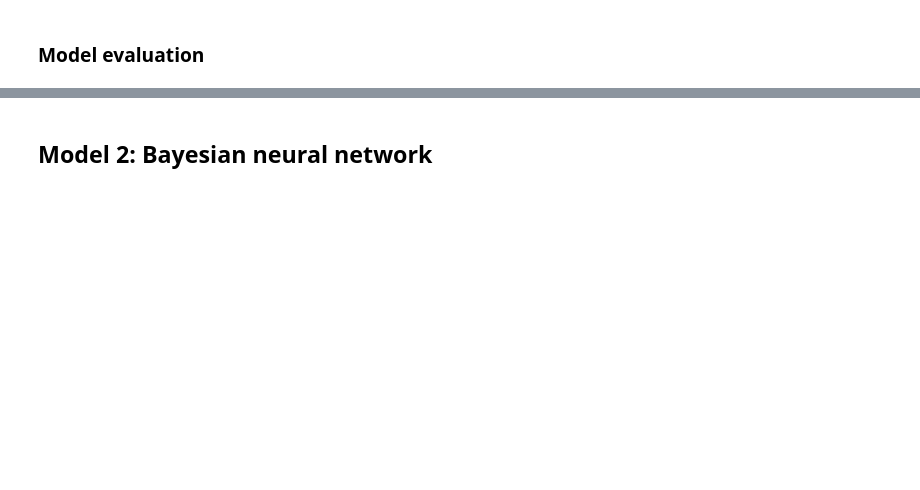
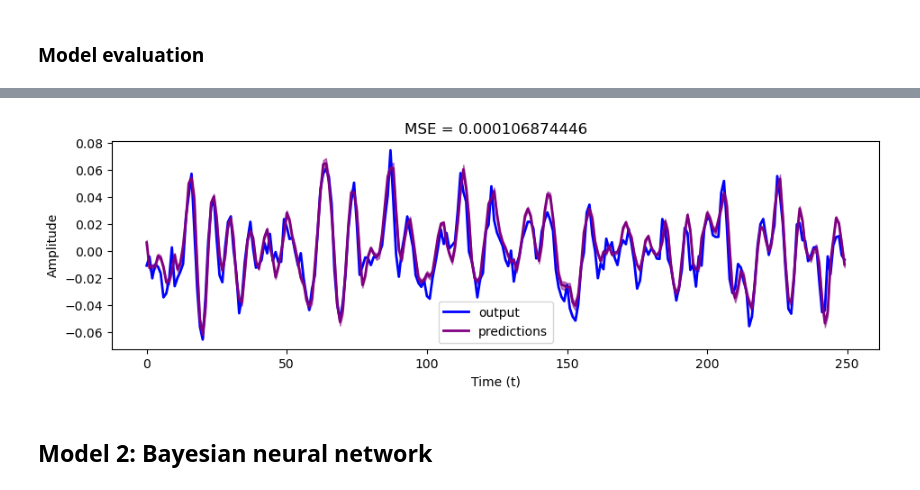
Before and after one commit to wmkouw/vbnn-filter, a Jupyter notebook: [Pyro] Bayesian Neural Networks.ipynb, the cells around one changed output, grey strips where cells are left out. Saved outputs shown, nothing was run; the diff lists cells and outputs as text; code cells hidden in the pictures; blank space fills up the shorter version.

```diff
--- a/[Pyro] Bayesian Neural Networks.ipynb
+++ b/[Pyro] Bayesian Neural Networks.ipynb
@@ -79,14 +166,14 @@ class BayesianRegression(PyroModule):
         self.linear.bias = PyroSample(dist.Normal(0., 10.).expand([out_features]).to_event(1))
 
     def forward(self, x, y=None):
-        sigma = pyro.sample("sigma", dist.Uniform(0., 10.))
+        sigma = pyro.sample("sigma", dist.Uniform(0., 1))
         mean = self.linear(x).squeeze(-1)
         with pyro.plate("data", x.shape[0]):
             obs = pyro.sample("obs", dist.Normal(mean, sigma), obs=y)
         return mean
 # %%
 # Define model and inference procedure
-model = BayesianRegression(2, 1)
+model = BayesianRegression(5, 1)
 guide = AutoDiagonalNormal(model)
 adam = Adam({"lr": 0.03})
 svi = SVI(model, guide, adam, loss=Trace_ELBO())
@@ -119,19 +201,8 @@ for j in range(num_iterations):
 # %% [markdown]
 ### Model evaluation
 # %%
-def summary(samples):
-    site_stats = {}
-    for k, v in samples.items():
-        site_stats[k] = {
-            "mean": torch.mean(v, 0),
-            "std": torch.std(v, 0),
-            "5%": v.kthvalue(int(len(v) * 0.05), dim=0)[0],
-            "95%": v.kthvalue(int(len(v) * 0.95), dim=0)[0],
-        }
-    return site_stats
-
 # Make predictions
-predictive = Predictive(model, guide=guide, num_samples=800, return_sites=("linear.weight", "obs", "_RETURN"))
-samples = predictive(x_data)
-pred_summary = summary(samples)
-mu = pred_summary["_RETURN"]
+predictive = Predictive(model, guide=guide, num_samples=1000, return_sites=("linear.weight", "obs", "_RETURN"))
+samples_BLR = predictive(val_x)
+pred_summary = summary(samples_BLR)
+mu_BLR = pred_summary["_RETURN"]
@@ -153,0 +209,15 @@ plt.savefig("figures/bayesian-linear-regression.png");
+# %%
+MSE_BLR = np.array(torch.mean((val_y - mu_BLR["mean"])**2))
+# %%
+# Plot generated input signal
+fig = plt.figure(figsize=(11,3))
+ax = fig.add_subplot(111)
+ax.plot(t_val, val_y, c="blue", lw=2, label="output");
+ax.plot(t_val, mu_BLR["mean"], c="purple", lw=2, label="predictions")
+ax.fill_between(t_val, mu_BLR["5%"], mu_BLR["95%"], color="purple", alpha=0.5)
+ax.set_title("MSE = " + str(MSE_BLR));
+ax.set_xlabel("Time (t)");
+ax.set_ylabel("Amplitude");
+ax.legend();
+# %% [output]
+[figure, added]
```
Also changed, not shown: parts of 27 cells of this notebook, 4 other files.
